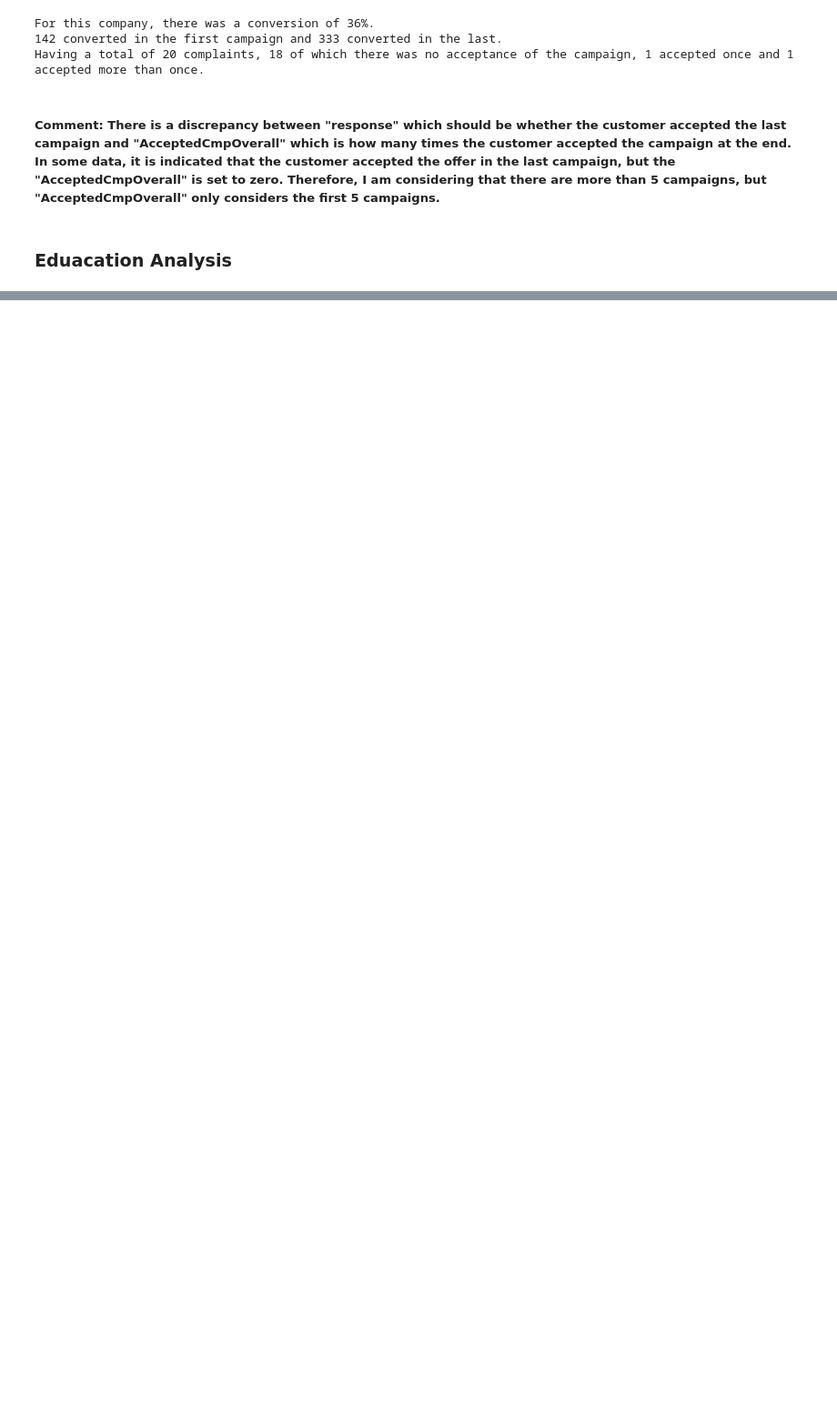
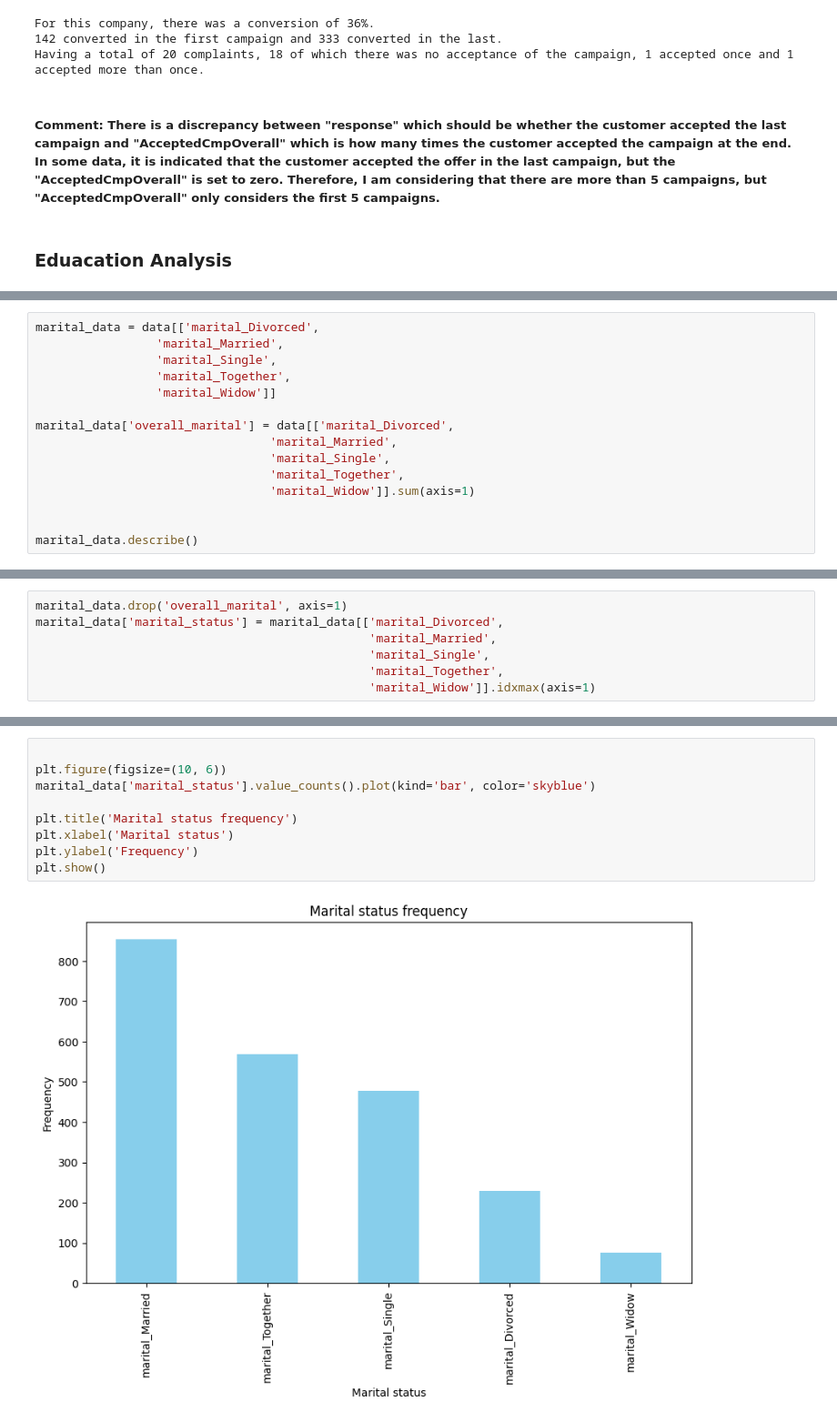
Before and after one commit to petrugeral/Marketing_Analytics, a Jupyter notebook: ifood_marketing_analytics/workspace.ipynb, the cells around one changed output, grey strips where cells are left out. Shown at 91% size. Cells and saved outputs as stored; diff of their text form; blank space fills up the shorter version.

```diff
--- a/ifood_marketing_analytics/workspace.ipynb
+++ b/ifood_marketing_analytics/workspace.ipynb
@@ -167,0 +228,15 @@ Having a total of 20 complaints, 18 of which there was no acceptance of the camp
+# %%
+marital_data = data[['marital_Divorced',
+                 'marital_Married',
+                 'marital_Single',
+                 'marital_Together',
+                 'marital_Widow']]
+
+marital_data['overall_marital'] = data[['marital_Divorced',
+                                 'marital_Married',
+                                 'marital_Single',
+                                 'marital_Together',
+                                 'marital_Widow']].sum(axis=1)
+
+
+marital_data.describe()
@@ -167,0 +258,7 @@ Having a total of 20 complaints, 18 of which there was no acceptance of the camp
+# %%
+marital_data.drop('overall_marital', axis=1)
+marital_data['marital_status'] = marital_data[['marital_Divorced',
+                                               'marital_Married',
+                                               'marital_Single',
+                                               'marital_Together',
+                                               'marital_Widow']].idxmax(axis=1)
@@ -167,0 +271,11 @@ Having a total of 20 complaints, 18 of which there was no acceptance of the camp
+# %%
+
+plt.figure(figsize=(10, 6))
+marital_data['marital_status'].value_counts().plot(kind='bar', color='skyblue')
+
+plt.title('Marital status frequency')
+plt.xlabel('Marital status')
+plt.ylabel('Frequency')
+plt.show()
+# %% [output]
+[figure, added]
```
Also changed, not shown: parts of 12 cells of this notebook.
